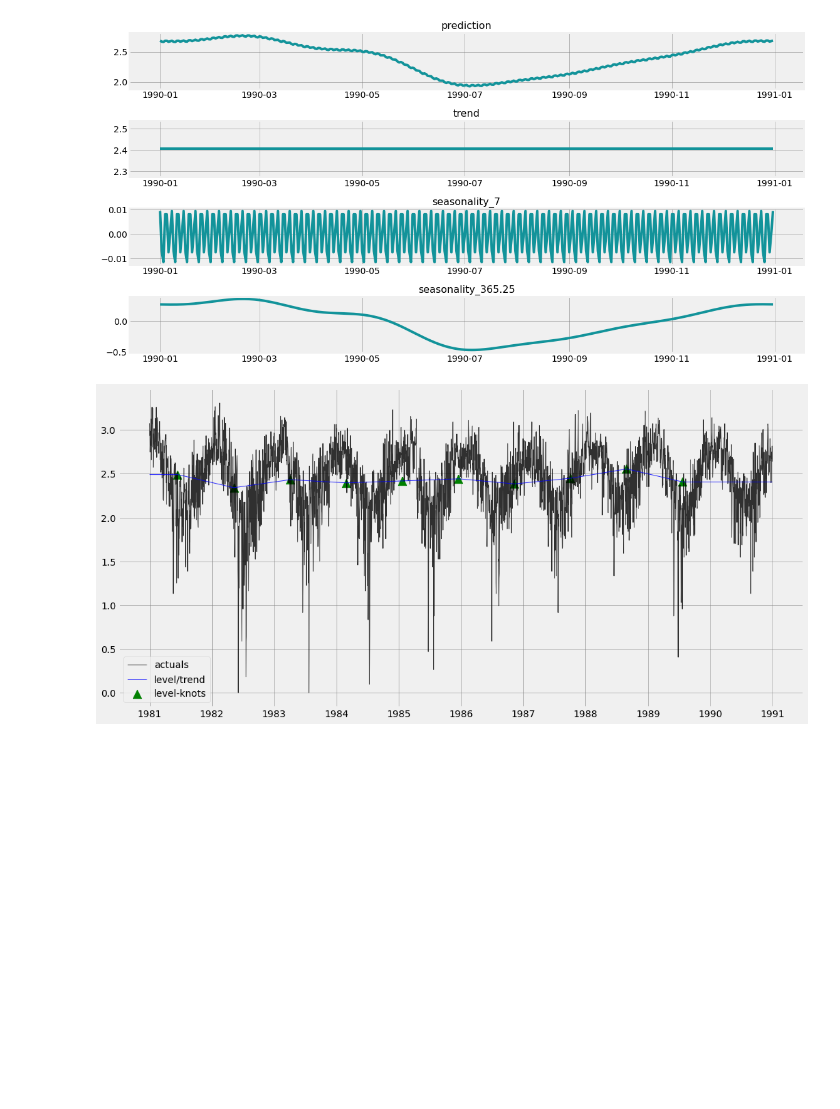
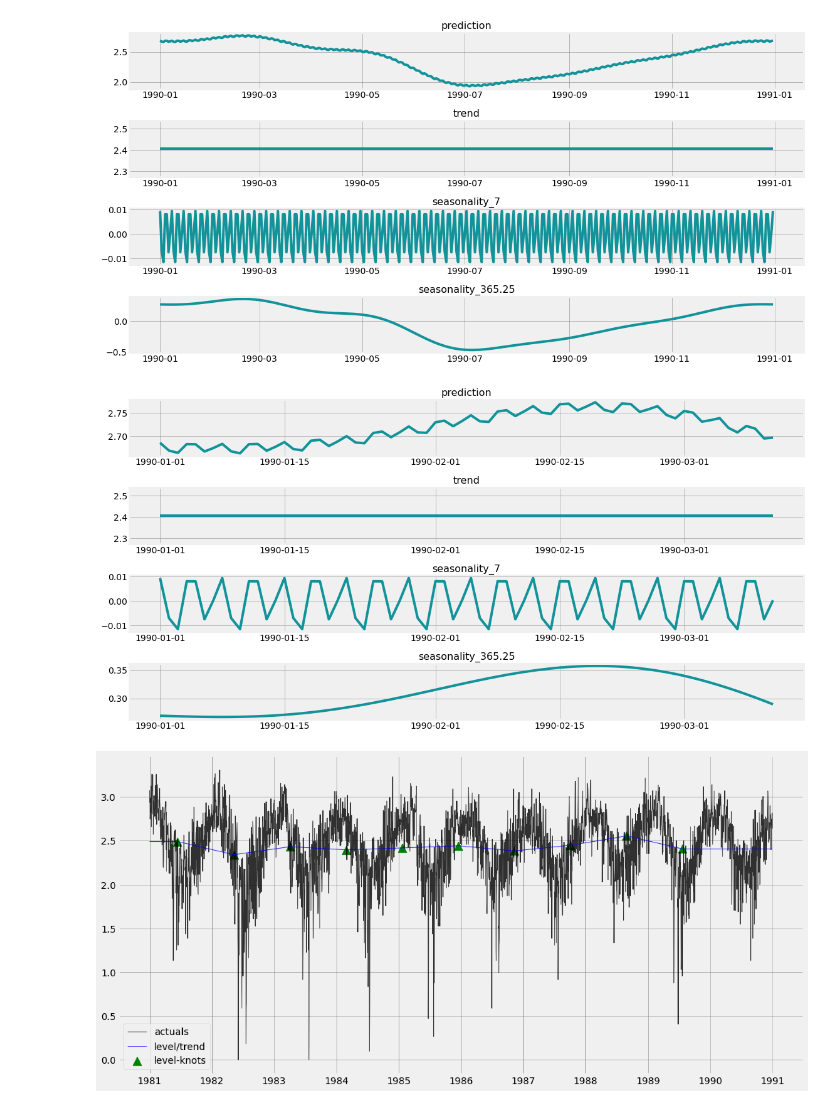
Before and after one commit to pochoi/orbit, a Jupyter notebook: examples/KTR_Example.ipynb, the cells around one changed output. Drawn from its saved outputs; the diff is of its cells as text; code cells hidden in the pictures; blank space fills up the shorter version.

```diff
--- a/examples/KTR_Example.ipynb
+++ b/examples/KTR_Example.ipynb
@@ -109,6 +109,11 @@ _ = plot_predicted_components(predicted_df=predicted_df, date_col=date_col,
                           plot_components=['prediction', 'trend', 'seasonality_7', 'seasonality_365.25'])
 # %% [output]
 [figure]
+# %%
+_ = plot_predicted_components(predicted_df=predicted_df[:70], date_col=date_col,
+                          plot_components=['prediction', 'trend', 'seasonality_7', 'seasonality_365.25'])
+# %% [output]
+[figure, added]
 # %%
 # get the knots
 lev_knots = ktrlite._aggregate_posteriors['map']['lev_knot']
```
